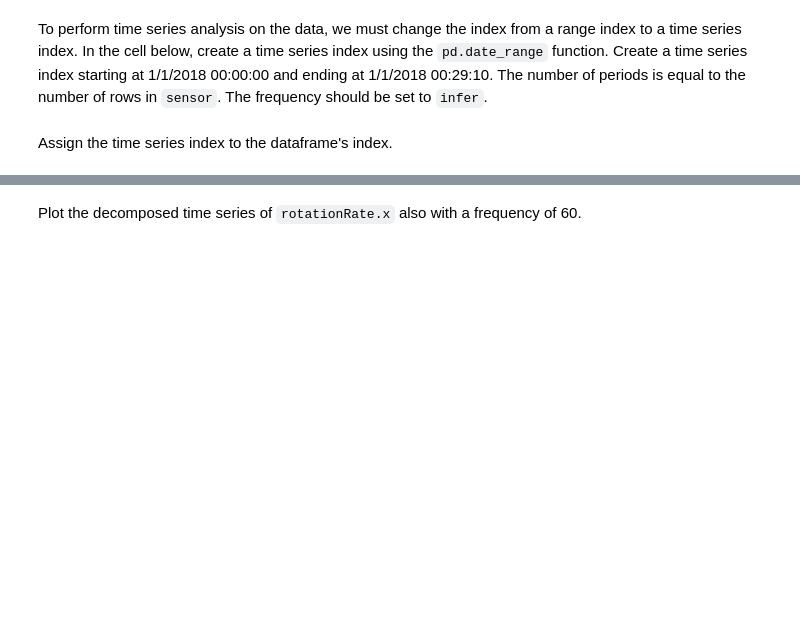
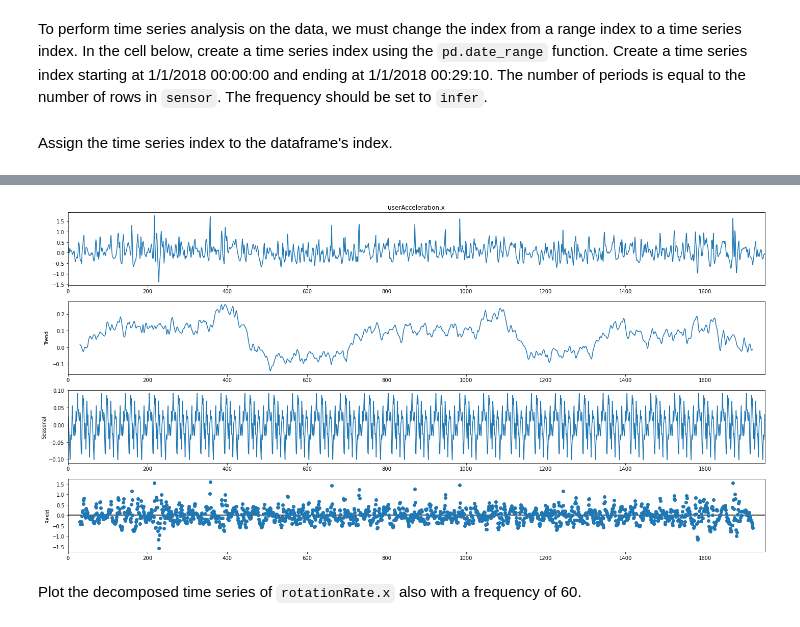
Before and after one commit to napoleonthevitzla/dataptmad1121_labs, a Jupyter notebook: extra-work/m2/lab-time-series/your-code/main.ipynb, the cells around one changed output, grey strips where cells are left out. Drawn from its saved outputs; the diff is of its cells as text; code cells hidden in the pictures; blank space fills up the shorter version.

```diff
--- a/extra-work/m2/lab-time-series/your-code/main.ipynb
+++ b/extra-work/m2/lab-time-series/your-code/main.ipynb
@@ -47,4 +85,14 @@ To perform time series analysis on the data, we must change the index from a ran
+# %%
+# Your code here:
+# 1751 rows x 12 columns
+#sensor.dtypes
+
+rows= len(sensor)
+index= pd.date_range(start='1/1/2018 00:00:00 ',
+                     end='1/1/2018 00:29:10',
+                     periods=rows)
 # %% [markdown]
 Assign the time series index to the dataframe's index.
 # %%
 # Your code here:
+sensor.set_index(index)
@@ -56,0 +117,7 @@ Our next step is to decompose the time series and evaluate the patterns in the d
+# %%
+# Your code here:
+decomp= sm.tsa.seasonal_decompose(sensor['userAcceleration.x'], period = 60)
+decomp.plot()
+plt.show()
+# %% [output]
+[figure, added]
```
Also changed, not shown: parts of 7 cells of this notebook.
